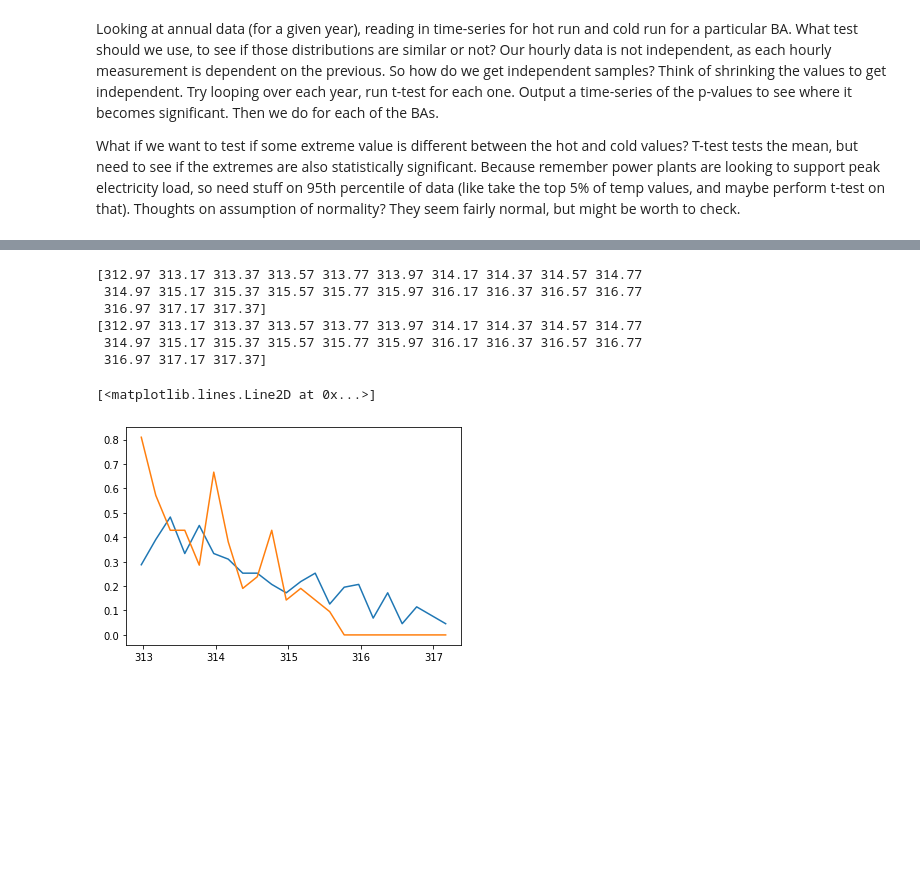
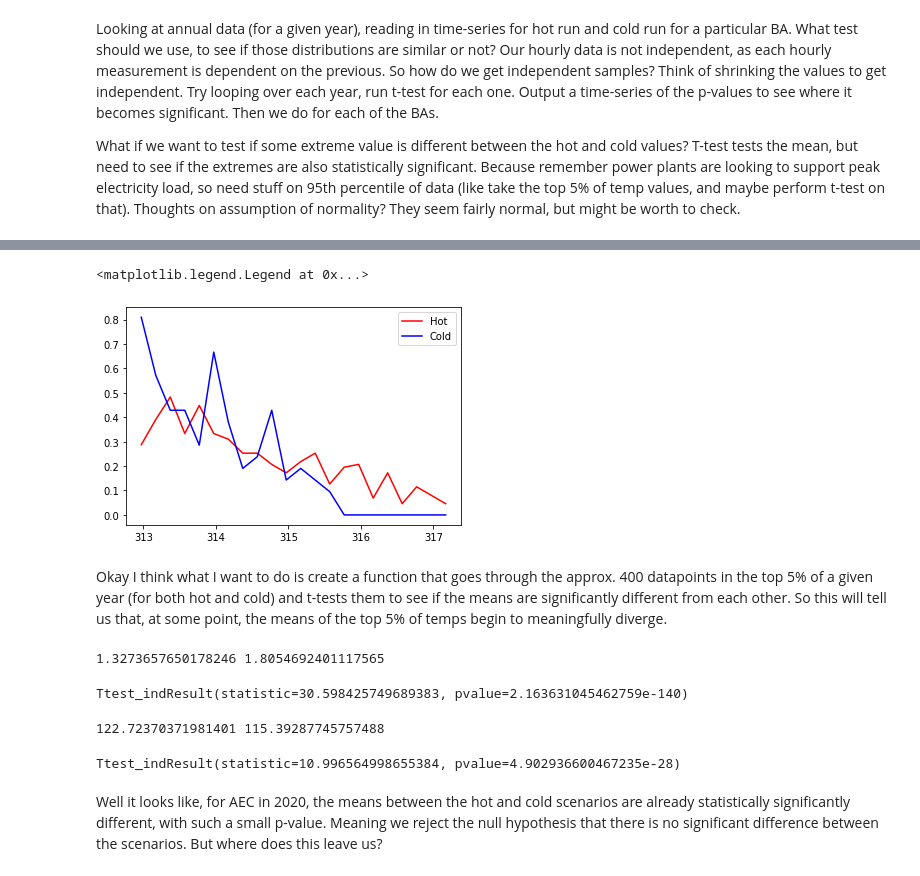
Before and after one commit to IMMM-SFA/misha_code, a Jupyter notebook: historical_means.ipynb, the cells around one changed output, grey strips where cells are left out. Drawn from its saved outputs; the diff is of its cells as text; code cells hidden in the pictures; blank space fills up the shorter version.

Commit message:
adds t-test function and comments

```diff
--- a/historical_means.ipynb
+++ b/historical_means.ipynb
@@ -331,24 +330,35 @@ hot_95_max = max(hot_95_percentile_list)
 hot_t2_bins = np.arange(hot_95_min, hot_95_max, 0.2)
 hot_hist, bin_edges = np.histogram(hot_95_df['T2'], bins = hot_t2_bins, density = True)
 # hot_hist_df = pd.DataFrame(hot_hist, columns = ['T2'])
-hot_hist
-print(bin_edges)
 
 cold_t2_bins = np.arange(cold_95_min, cold_95_max, 0.2)
 cold_hist, bin_edges_2 = np.histogram(cold_95_df['T2'], bins = hot_t2_bins, density = True)
 # hot_hist_df = pd.DataFrame(hot_hist, columns = ['T2'])
-cold_hist
-print(bin_edges_2)
-# %% [output]
-[312.97 313.17 313.37 313.57 313.77 313.97 314.17 314.37 314.57 314.77
- 314.97 315.17 315.37 315.57 315.77 315.97 316.17 316.37 316.57 316.77
- 316.97 317.17 317.37]
-[312.97 313.17 313.37 313.57 313.77 313.97 314.17 314.37 314.57 314.77
- 314.97 315.17 315.37 315.57 315.77 315.97 316.17 316.37 316.57 316.77
- 316.97 317.17 317.37]
 # %%
-plt.plot(hot_t2_bins[0:(hot_t2_bins.size - 1)], hot_hist)
-plt.plot(hot_t2_bins[0:(hot_t2_bins.size - 1)], cold_hist)
+plt.plot(hot_t2_bins[0:(hot_t2_bins.size - 1)], hot_hist, color = "red", label = "Hot")
+plt.plot(hot_t2_bins[0:(hot_t2_bins.size - 1)], cold_hist, color = "blue", label = "Cold")
+plt.legend(loc="upper right")
 # %% [output]
-[<matplotlib.lines.Line2D at 0x...>]
+<matplotlib.legend.Legend at 0x...>
-[figure, old version]
+[figure, new version]
+# %% [markdown]
+Okay I think what I want to do is create a function that goes through the approx. 400 datapoints in the top 5% of a given year (for both hot and cold) and t-tests them to see if the means are significantly different from each other. So this will tell us that, at some point, the means of the top 5% of temps begin to meaningfully diverge.
+# %%
+# test to see if statistically different for AEC in 2020
+print(np.var(hot_95_percentile_list), np.var(cold_95_percentile_list))
+
+stats.ttest_ind(a = hot_95_percentile_list, b = cold_95_percentile_list, equal_var = True)
+# %% [output]
+1.3273657650178246 1.8054692401117565
+Ttest_indResult(statistic=30.598425749689383, pvalue=2.163631045462759e-140)
+# %%
+# okay what about just in general? is 2020 still statistically different?
+print(np.var(aec_2020_hot_t2_array), np.var(aec_2020_cold_t2_array))
+# %% [output]
+122.72370371981401 115.39287745757488
+# %%
+stats.ttest_ind(a = aec_2020_hot_t2_array, b = aec_2020_cold_t2_array, equal_var = True)
+# %% [output]
+Ttest_indResult(statistic=10.996564998655384, pvalue=4.902936600467235e-28)
+# %% [markdown]
+Well it looks like, for AEC in 2020, the means between the hot and cold scenarios are already statistically significantly different, with such a small p-value. Meaning we reject the null hypothesis that there is no significant difference between the scenarios. But where does this leave us?
```
Also changed, not shown: parts of 3 cells of this notebook.
